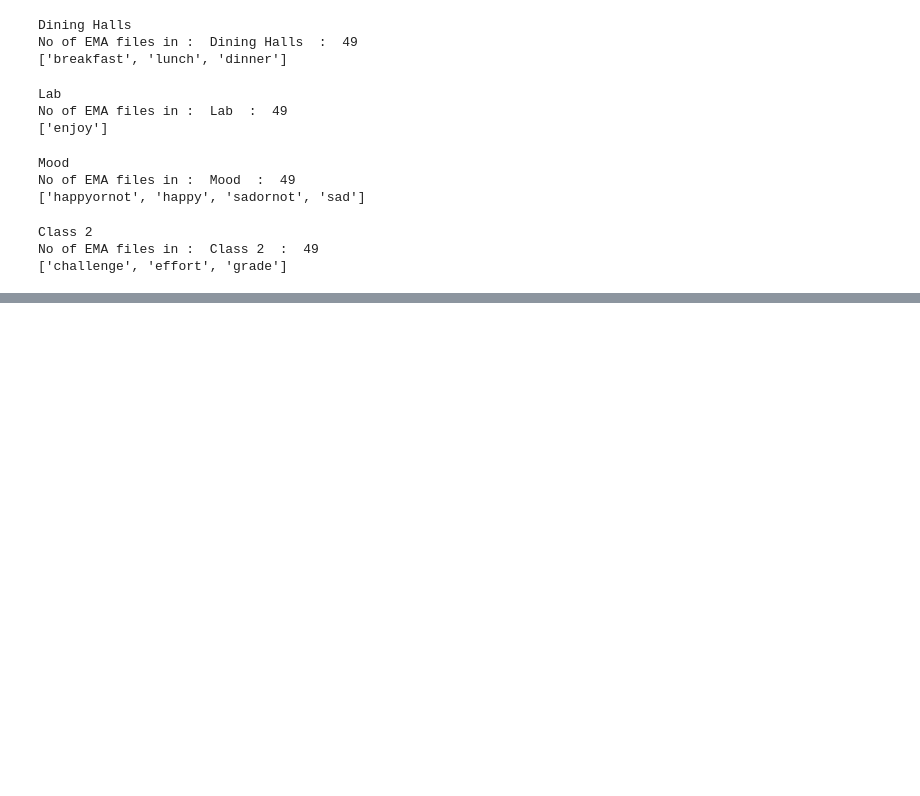
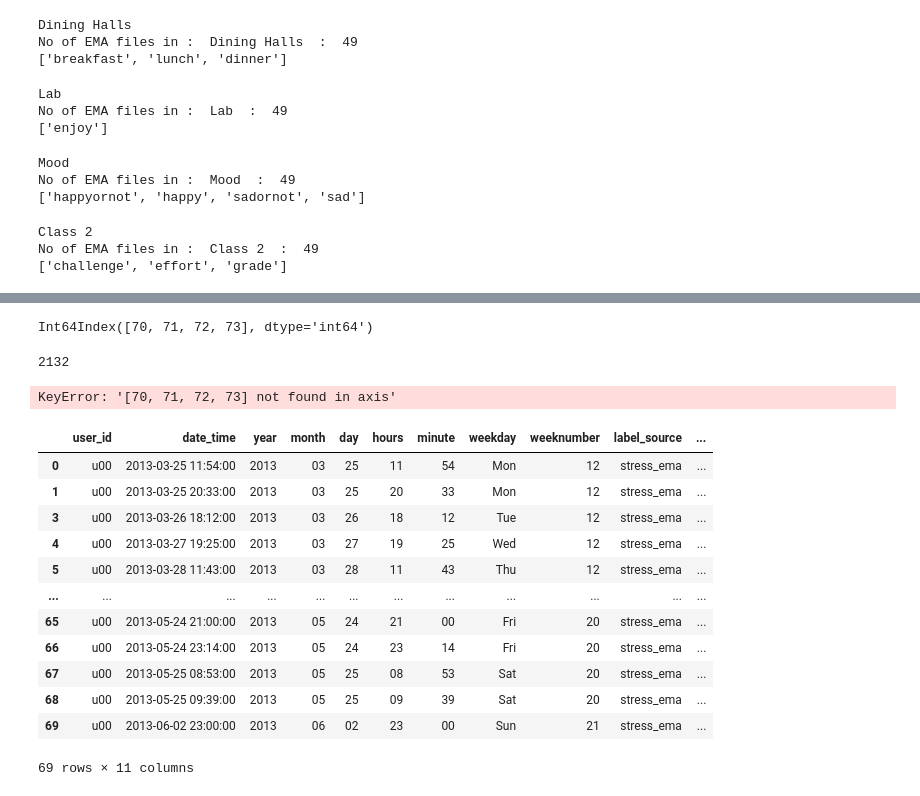
Before and after one commit to slickFix/Student-Stress-Prediction, a Jupyter notebook: EDA.ipynb, the cells around one changed output, grey strips where cells are left out. Drawn from its saved outputs; the diff is of its cells as text; code cells hidden in the pictures; blank space fills up the shorter version.

```diff
--- a/EDA.ipynb
+++ b/EDA.ipynb
@@ -473,0 +517,3 @@ No of EMA files in :  Class 2  :  49
+# %%
+stress_ema_sort_df = stress_ema_df.groupby('user_id').apply(lambda x : x.sort_values(['date_time'])).reset_index(drop=True)
+stress_ema_sort_df.head()
@@ -473,0 +535,3 @@ No of EMA files in :  Class 2  :  49
+# %%
+stress_ema_sort_df.drop_duplicates(inplace=True)
+len(stress_ema_sort_df)
@@ -473,0 +552,17 @@ No of EMA files in :  Class 2  :  49
+# %%
+user00_df = stress_ema_sort_df[stress_ema_sort_df['user_id'] == 'u00']
+
+drop_ind = user00_df[user00_df['date_time']> datetime(2013,6,8)].index
+drop_ind
+# %% [output]
+Int64Index([70, 71, 72, 73], dtype='int64')
+# %%
+len(stress_ema_sort_df)
+# %% [output]
+2132
+# %%
+stress_ema_sort_df.drop(index = drop_ind,inplace=True)
+
+len(stress_ema_sort_df)
+# %% [output]
+KeyError: '[70, 71, 72, 73] not found in axis'
@@ -473,0 +571,16 @@ No of EMA files in :  Class 2  :  49
+# %%
+stress_ema_sort_df[stress_ema_sort_df['user_id'] == 'u00']
+# %% [output]
+|  | user_id | date_time | year | month | day | hours | minute | weekday | weeknumber | label_source | ... |
+| 0 | u00 | 2013-03-25 11:54:00 | 2013 | 03 | 25 | 11 | 54 | Mon | 12 | stress_ema | ... |
+| 1 | u00 | 2013-03-25 20:33:00 | 2013 | 03 | 25 | 20 | 33 | Mon | 12 | stress_ema | ... |
+| 3 | u00 | 2013-03-26 18:12:00 | 2013 | 03 | 26 | 18 | 12 | Tue | 12 | stress_ema | ... |
+| 4 | u00 | 2013-03-27 19:25:00 | 2013 | 03 | 27 | 19 | 25 | Wed | 12 | stress_ema | ... |
+| 5 | u00 | 2013-03-28 11:43:00 | 2013 | 03 | 28 | 11 | 43 | Thu | 12 | stress_ema | ... |
+| ... | ... | ... | ... | ... | ... | ... | ... | ... | ... | ... | ... |
+| 65 | u00 | 2013-05-24 21:00:00 | 2013 | 05 | 24 | 21 | 00 | Fri | 20 | stress_ema | ... |
+| 66 | u00 | 2013-05-24 23:14:00 | 2013 | 05 | 24 | 23 | 14 | Fri | 20 | stress_ema | ... |
+| 67 | u00 | 2013-05-25 08:53:00 | 2013 | 05 | 25 | 08 | 53 | Sat | 20 | stress_ema | ... |
+| 68 | u00 | 2013-05-25 09:39:00 | 2013 | 05 | 25 | 09 | 39 | Sat | 20 | stress_ema | ... |
+| 69 | u00 | 2013-06-02 23:00:00 | 2013 | 06 | 02 | 23 | 00 | Sun | 21 | stress_ema | ... |
+69 rows × 11 columns
```
Also changed, not shown: parts of 40 cells of this notebook.
